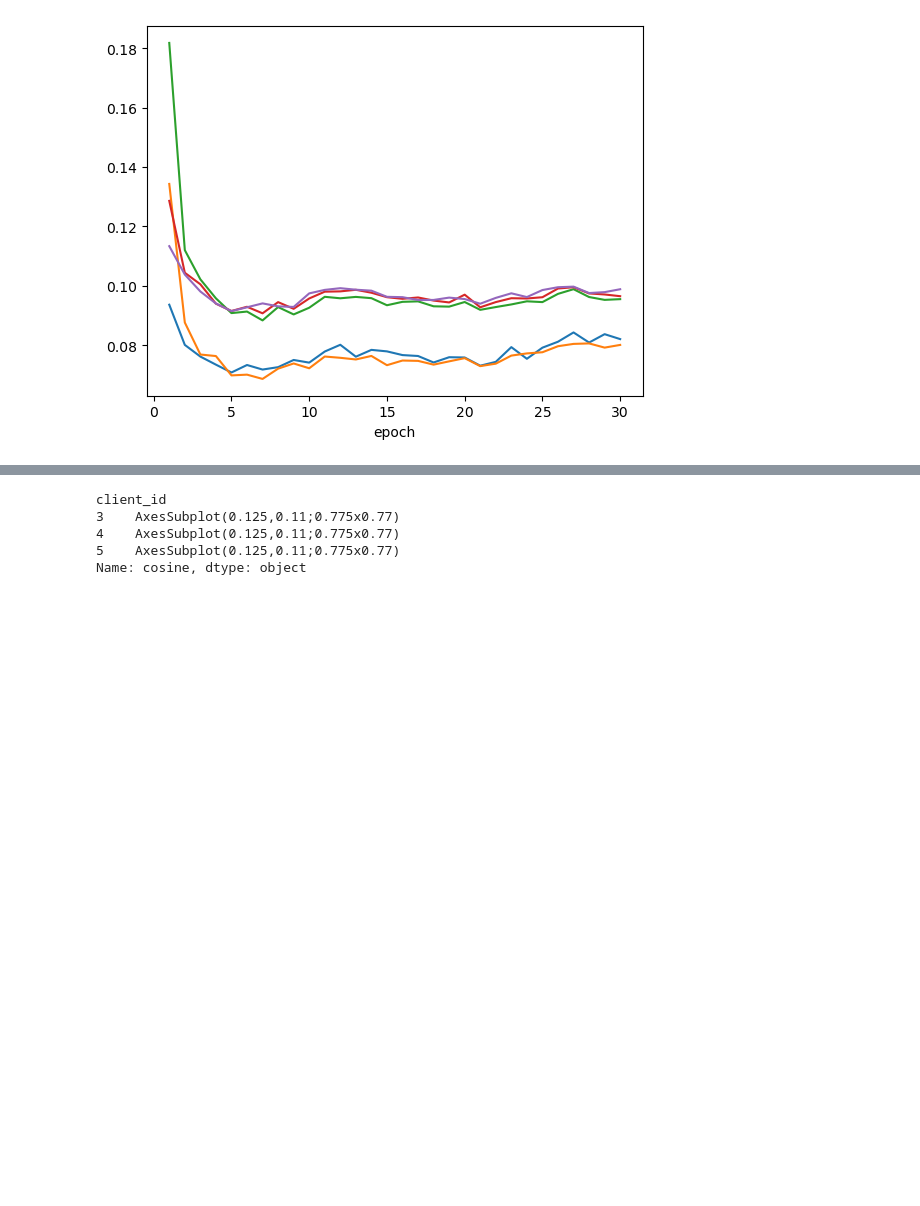
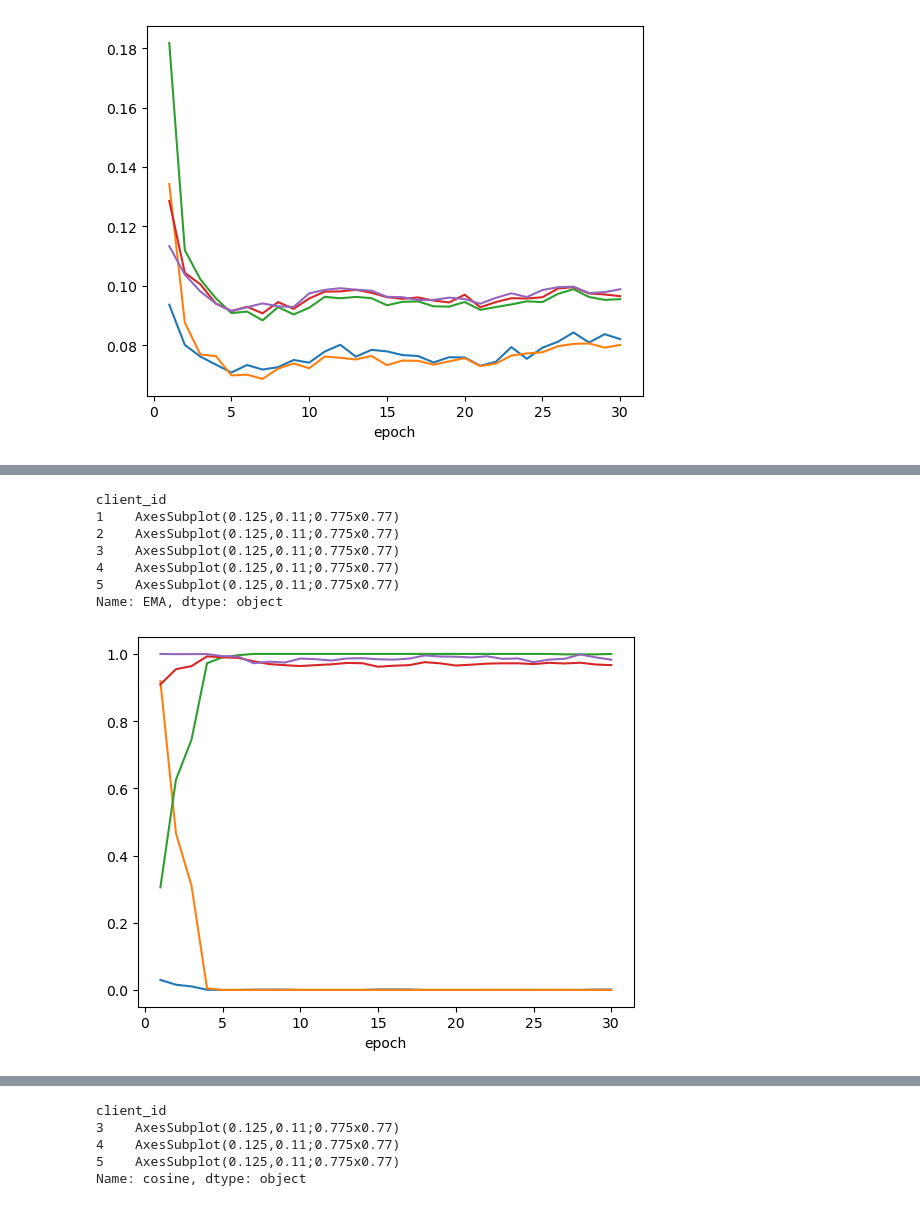
Before and after one commit to a-ayad/Split_ECG_Classification, a Jupyter notebook: ic_inflated_loss.ipynb, the cells around one changed output, grey strips where cells are left out. Cells and saved outputs as stored; diff of their text form; code cells hidden in the pictures; blank space fills up the shorter version.

```diff
--- a/analysis.ipynb
+++ b/ic_inflated_loss.ipynb
@@ -317,7 +337,8 @@ def point_contribution_median(x, similarities):
     mad = np.median(np.abs(dataset - median))
 
     # Step 3: Calculate the modified Mahalanobis distance for each data point
-    mahalanobis_distances = np.exp(-np.abs(dataset - median)) / mad
+    # mahalanobis_distances = np.exp(-np.abs(dataset - median)) / mad
+    mahalanobis_distances = np.exp(-((dataset - median) ** 2) / mad)
 
     # Step 4: Normalize the modified Mahalanobis distances using the max distance
     normalized_contributions = mahalanobis_distances / np.max(mahalanobis_distances)
@@ -325,3 +346,24 @@ def point_contribution_median(x, similarities):
     x[similarities] = normalized_contributions
 
     return x
+# %%
+similarity = "cosine"
+df_ratio = df_clients_global.merge(lc, on=["epoch", "client_id"])
+df_ratio = df_ratio.groupby("epoch").apply(lambda x: normalize(x, [similarity, "loss"]))
+df_ratio[similarity] = (1 / df_ratio[similarity]).multiply(df_ratio["loss"], axis=0)
+
+df_ratio = df_ratio.groupby("epoch").apply(lambda x: point_contribution_median(x, similarities=[similarity]))
+df_ratio.reset_index(inplace=True)
+df_ratio.set_index("epoch", inplace=True)
+# df_ratio.groupby("client_id")[similarity].plot()
+df_ratio["EMA"] = df_ratio.groupby('client_id')[similarity].transform(lambda x: x.rolling(window=3, min_periods=0, center=False).mean())
+df_ratio.groupby("client_id")["EMA"].plot()
+# %% [output]
+client_id
+1    AxesSubplot(0.125,0.11;0.775x0.77)
+2    AxesSubplot(0.125,0.11;0.775x0.77)
+3    AxesSubplot(0.125,0.11;0.775x0.77)
+4    AxesSubplot(0.125,0.11;0.775x0.77)
+5    AxesSubplot(0.125,0.11;0.775x0.77)
+Name: EMA, dtype: object
+[figure, added]
```
Also changed, not shown: parts of 25 cells of this notebook, 25 other files.
